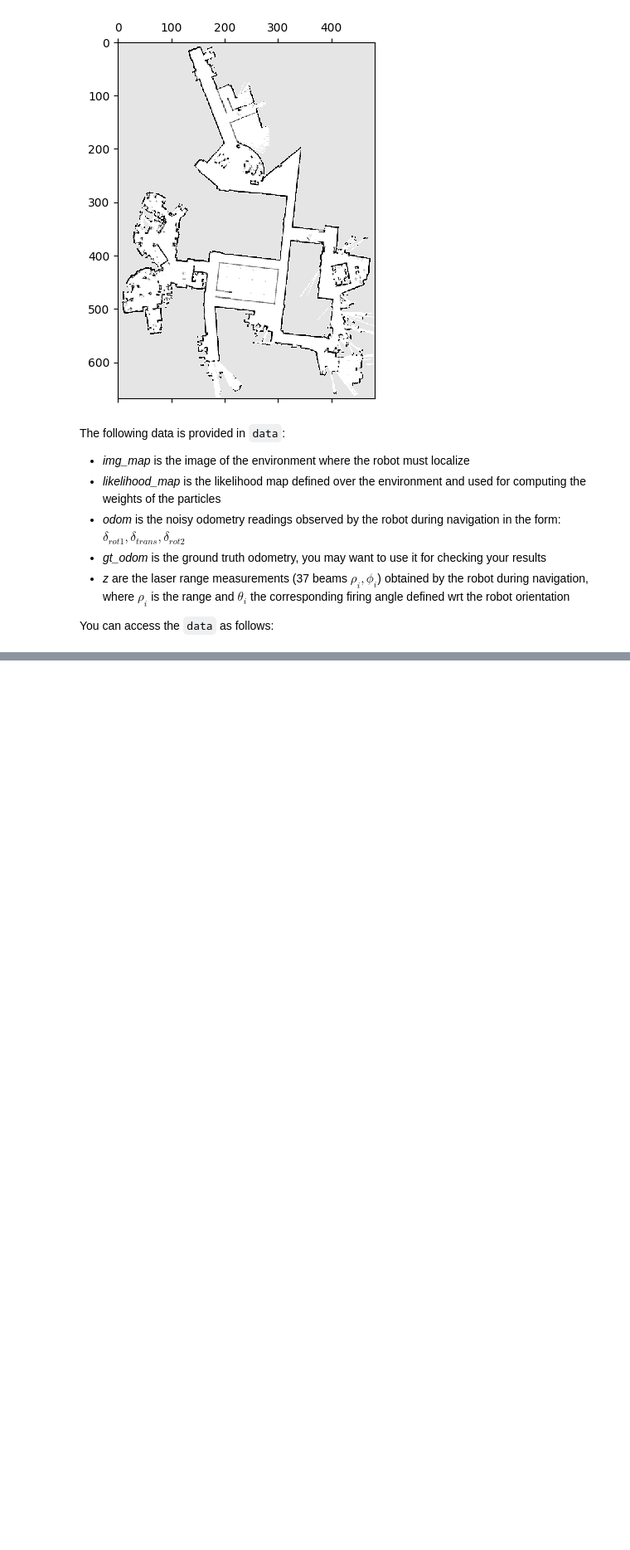
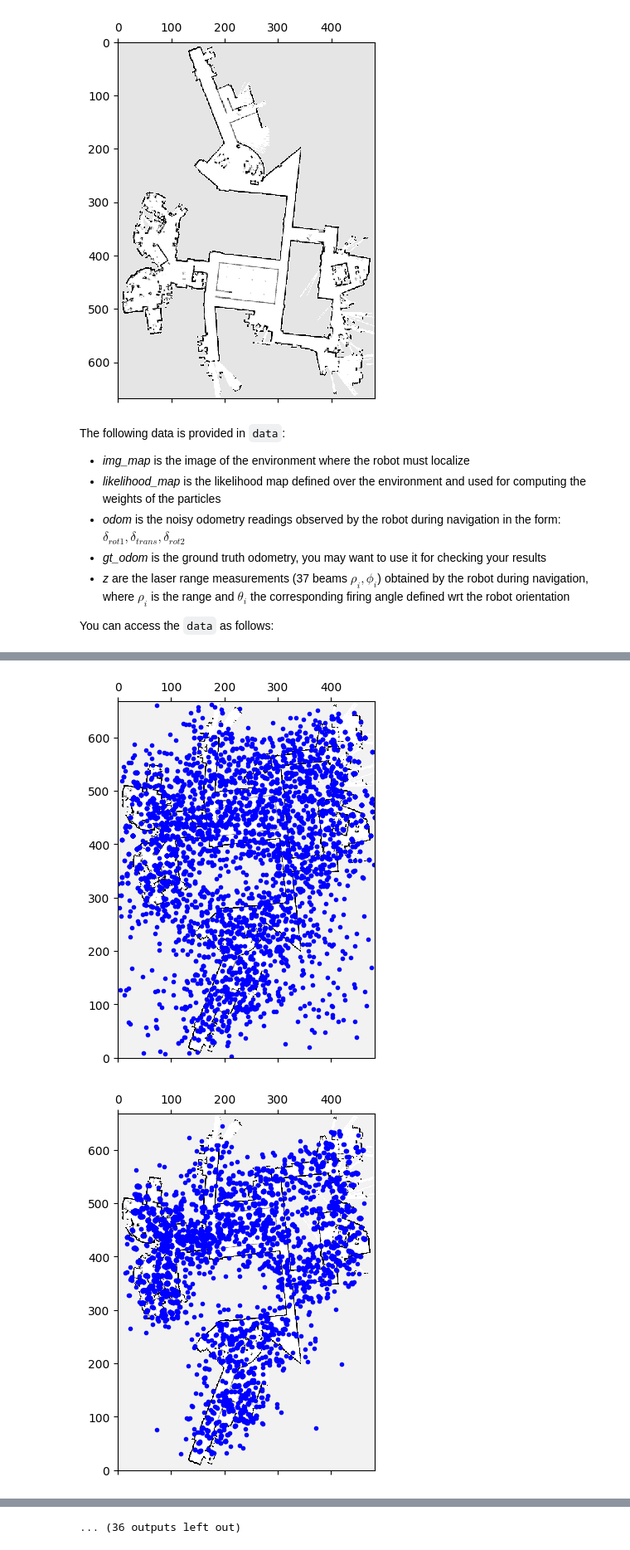
Before and after one commit to harry-graves/C18_code, a Jupyter notebook: navigation/ex05-monte-carlo-localization/ex7.ipynb, the cells around one changed output, grey strips where cells are left out. Shown at 83% size. Saved outputs shown, nothing was run; the diff lists cells and outputs as text; code cells hidden in the pictures; blank space fills up the shorter version.

Commit message:
Added solution to monte-carlo localisation

```diff
--- a/navigation/ex05-monte-carlo-localization/ex7.ipynb
+++ b/navigation/ex05-monte-carlo-localization/ex7.ipynb
@@ -232,19 +150,28 @@ Consider 5000 particles that are intialized uniformly over the environment.
 The map resolution is 0.1 and each particle is a $(x,y,\theta)$ pose.
 
 Plot the belief about the position of the robot after the sequence of odometry readings and laser scans provided in `data` by using the `plot_particles` function.
-# %%
-import ex7 as ex
-import pickle
-
-data = pickle.load(open("dataset_mit_csail.p", "rb"))
-
-# Run Monte Carlo Localization
-num_particles = 5000
-map_res = 0.1
-noise = [0.1, 0.1, 0.1, 0.1]
-
-particles = ex.init_uniform(num_particles, data['img_map'], map_res)
-particles = ex.mc_localization(data['odom'], data['z'], num_particles, particles, noise, data['img_map'], data['likelihood_map'], map_res, data['img_map'])
-
-# Plot final particle distribution
-ex.plot_particles(particles, data['img_map'], map_res)
+# %%
+num_particles = 5000
+map_res = 0.1
+
+particles = ex.init_uniform(num_particles, data['img_map'], map_res)
+
+#ex.plot_particles(particles, data['img_map'], map_res,'.b')
+gridmap = 255 - data['img_map']
+likelihood_map = data['likelihood_map']
+odom = data['odom']
+z = data['z']
+img_map = data['img_map']
+
+# executing mcl over the sequence of odometry readings
+final_particles = ex.mc_localization(odom, z, num_particles, particles, noise, gridmap, likelihood_map, map_res, img_map)
+
+
+# plotting result
+print('Particles before resampling')
+ex.plot_particles(particles, data['img_map'], map_res,r)
+print('Particles after resampling')
+ex.plot_particles(final_particles, data['img_map'], map_res,b)
+# %% [output]
+[figure, added]
+[figure, added]
@@ -250,0 +188 @@ ex.plot_particles(particles, data['img_map'], map_res)
+... (36 outputs left out)
```
Also changed, not shown: parts of 14 cells of this notebook, 2 other files.
